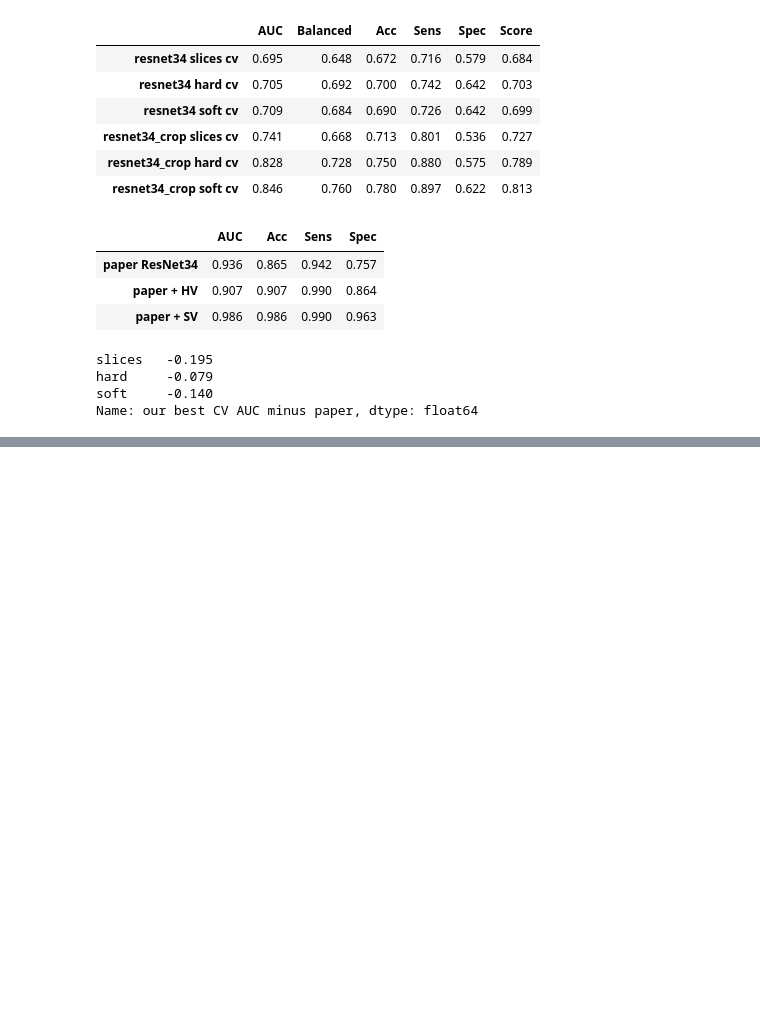
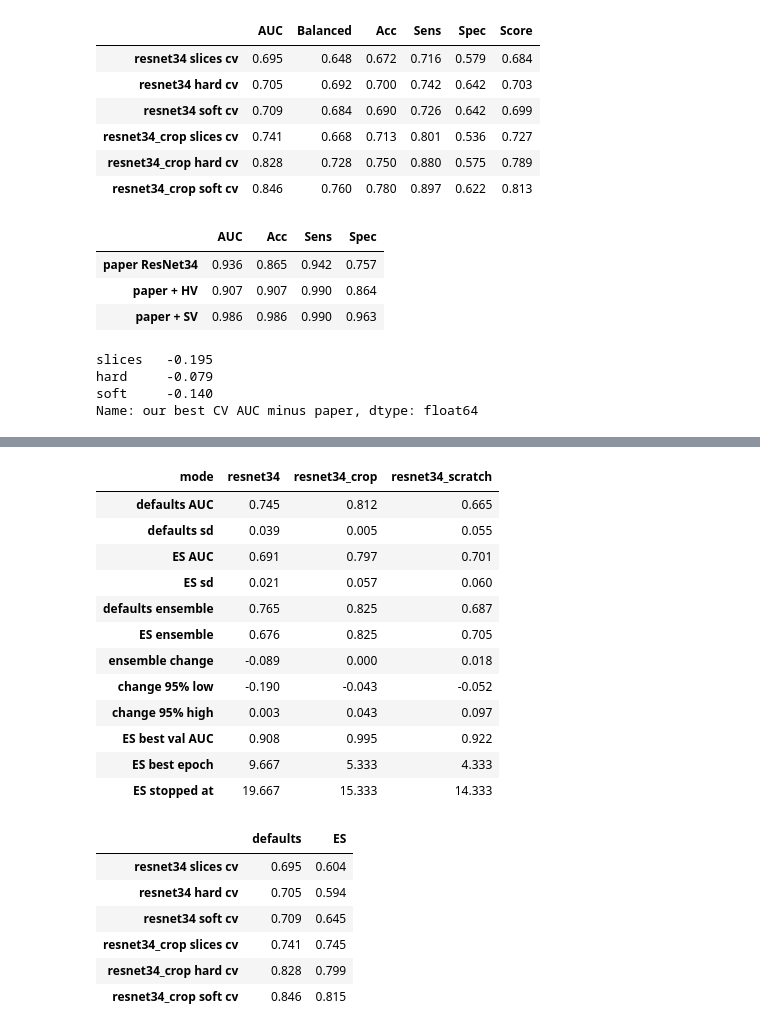
Before and after one commit to mralinp/abus-classification, a Jupyter notebook: notebooks/6-yu2024.ipynb, the cells around one changed output, grey strips where cells are left out. Cells and saved outputs as stored; diff of their text form; code cells hidden in the pictures; blank space fills up the shorter version.

```diff
--- a/notebooks/6-yu2024.ipynb
+++ b/notebooks/6-yu2024.ipynb
@@ -163,0 +170,53 @@ Name: our best CV AUC minus paper, dtype: float64
+# %%
+es = pd.read_csv(RESULTS / "yu2024_es_results.csv", index_col=0)
+for mode in MODES:                                  # stored predictions reproduce the early-stopping table too
+    for s in range(3):
+        soft = votes(np.load(RESULTS / f"yu2024_es_{mode}_seed{s}.npz")["prob"], voxels, case)[2]
+        assert abs(roc_auc_score(y, soft) - es.loc[f"{mode} soft seed {s}", "AUC"]) < 2e-4
+
+def ensemble(prefix, mode):
+    return np.mean([votes(np.load(RESULTS / f"{prefix}_{mode}_seed{s}.npz")["prob"], voxels, case)[2] for s in range(3)], 0)
+
+def paired(a, b, n=2000):
+    rng, d = np.random.default_rng(0), []
+    while len(d) < n:
+        i = rng.integers(0, len(y), len(y))
+        if 0 < y[i].sum() < len(y):
+            d.append(roc_auc_score(y[i], b[i]) - roc_auc_score(y[i], a[i]))
+    return np.percentile(d, [2.5, 97.5])
+
+rows = []
+for mode in MODES:
+    seeds = lambda t: t.loc[[f"{mode} soft seed {s}" for s in range(3)], "AUC"]
+    a, b = ensemble("yu2024", mode), ensemble("yu2024_es", mode)
+    low, high = paired(a, b)
+    best = [pd.read_csv(RESULTS / f"yu2024_es_{mode}_seed{s}_history.csv") for s in range(3)]
+    rows.append({"mode": mode, "defaults AUC": seeds(table).mean(), "defaults sd": seeds(table).std(), "ES AUC": seeds(es).mean(), "ES sd": seeds(es).std(),
+                 "defaults ensemble": roc_auc_score(y, a), "ES ensemble": roc_auc_score(y, b), "ensemble change": roc_auc_score(y, b) - roc_auc_score(y, a),
+                 "change 95% low": low, "change 95% high": high, "ES best val AUC": np.mean([h.val_auc.max() for h in best]),
+                 "ES best epoch": np.mean([h.val_auc.idxmax() + 1 for h in best]), "ES stopped at": np.mean([len(h) for h in best])})
+compare = pd.DataFrame(rows).set_index("mode").round(3)
+display(compare.T)
+cvc = pd.DataFrame({"defaults": table.loc[[i for i in table.index if i.endswith(" cv")], "AUC"], "ES": es.loc[[i for i in es.index if i.endswith(" cv")], "AUC"]}).round(3)
+display(cvc)
+# %% [output]
+| mode | resnet34 | resnet34_crop | resnet34_scratch |
+| defaults AUC | 0.745 | 0.812 | 0.665 |
+| defaults sd | 0.039 | 0.005 | 0.055 |
+| ES AUC | 0.691 | 0.797 | 0.701 |
+| ES sd | 0.021 | 0.057 | 0.060 |
+| defaults ensemble | 0.765 | 0.825 | 0.687 |
+| ES ensemble | 0.676 | 0.825 | 0.705 |
+| ensemble change | -0.089 | 0.000 | 0.018 |
+| change 95% low | -0.190 | -0.043 | -0.052 |
+| change 95% high | 0.003 | 0.043 | 0.097 |
+| ES best val AUC | 0.908 | 0.995 | 0.922 |
+| ES best epoch | 9.667 | 5.333 | 4.333 |
+| ES stopped at | 19.667 | 15.333 | 14.333 |
+|  | defaults | ES |
+| resnet34 slices cv | 0.695 | 0.604 |
+| resnet34 hard cv | 0.705 | 0.594 |
+| resnet34 soft cv | 0.709 | 0.645 |
+| resnet34_crop slices cv | 0.741 | 0.745 |
+| resnet34_crop hard cv | 0.828 | 0.799 |
+| resnet34_crop soft cv | 0.846 | 0.815 |
```
Also changed, not shown: parts of 6 cells of this notebook, 42 other files.
